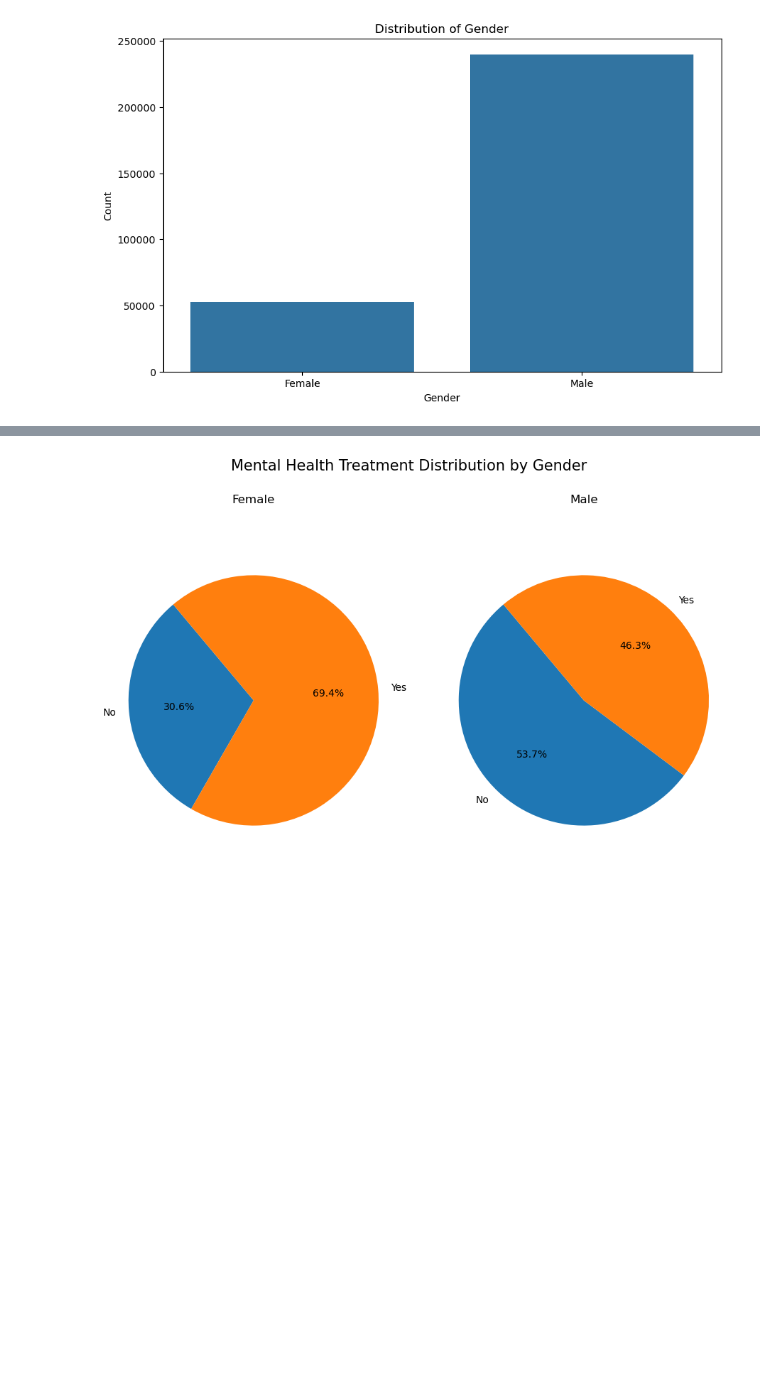
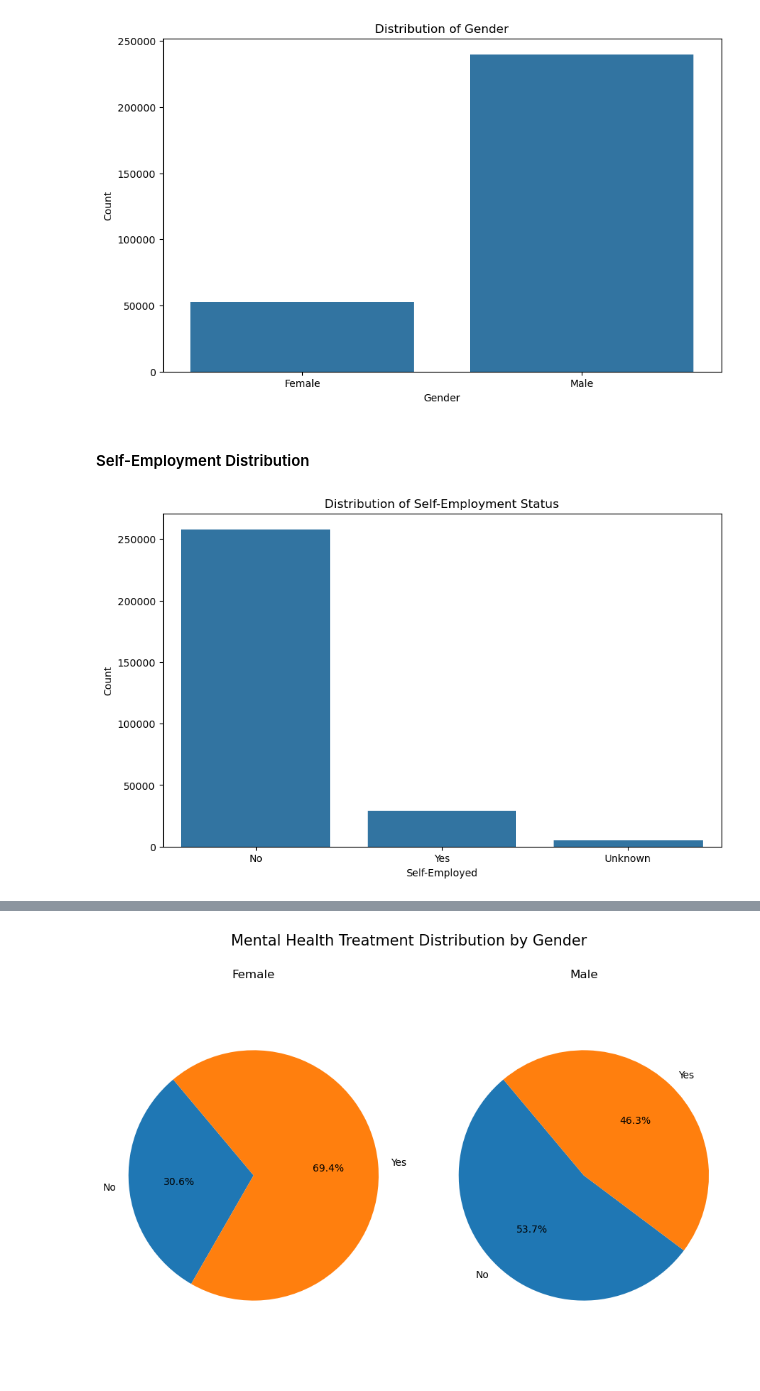
Before and after one commit to reneczka/mental-health, a Jupyter notebook: mental_health.ipynb, the cells around one changed output, grey strips where cells are left out. Saved outputs shown, nothing was run; the diff lists cells and outputs as text; code cells hidden in the pictures; blank space fills up the shorter version.

```diff
--- a/mental_health.ipynb
+++ b/mental_health.ipynb
@@ -107,3 +143,14 @@ plt.ylabel('Count')
 plt.show()
 # %% [output]
 [figure]
+# %% [markdown]
+#### Self-Employment Distribution
+# %%
+plt.figure(figsize=(10, 6))
+sns.countplot(data=df, x='self_employed', order=['No', 'Yes', 'Unknown'])
+plt.title('Distribution of Self-Employment Status')
+plt.xlabel('Self-Employed')
+plt.ylabel('Count')
+plt.show()
+# %% [output]
+[figure, added]
```
Also changed, not shown: parts of 22 cells of this notebook, 5 other files.
